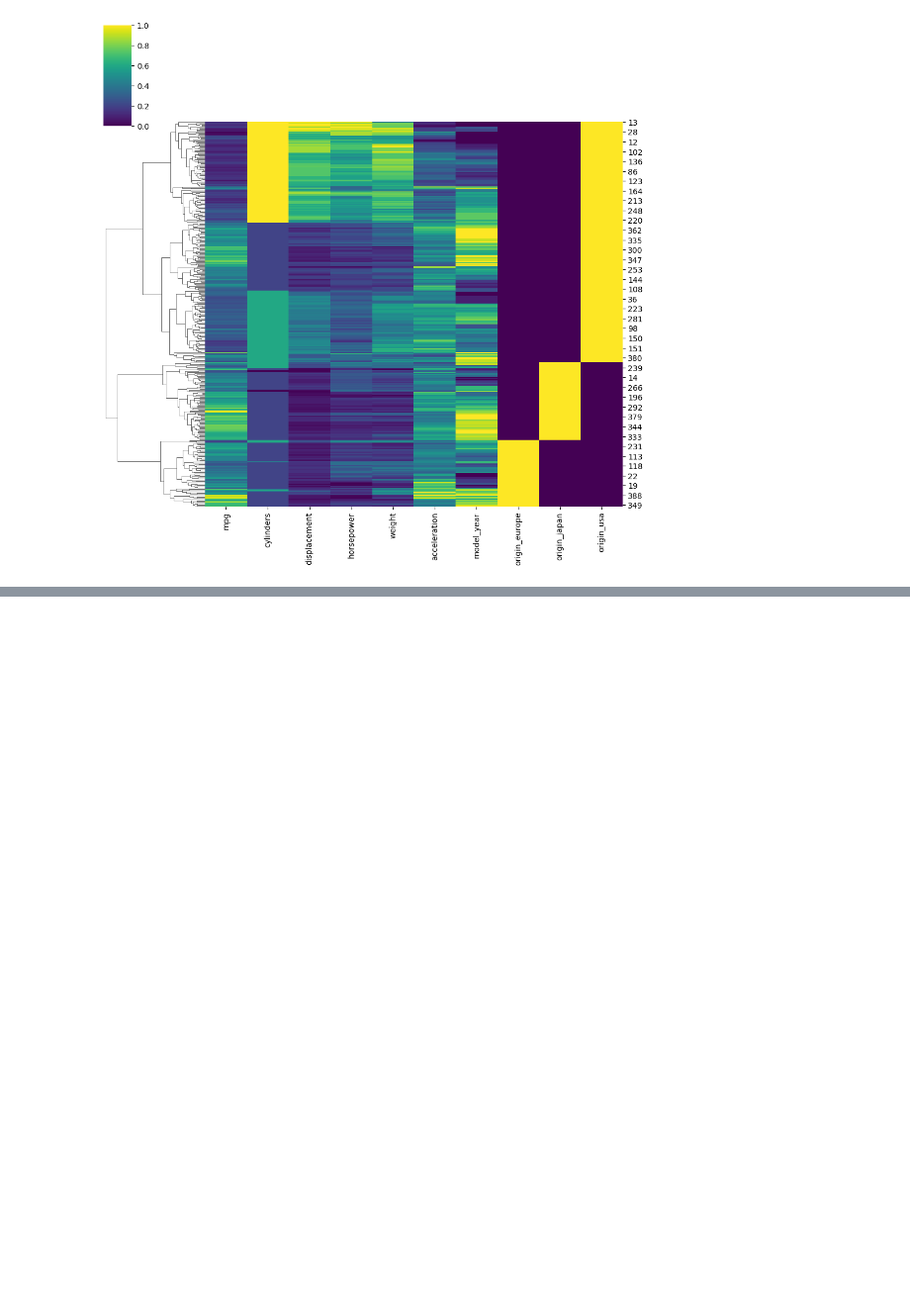
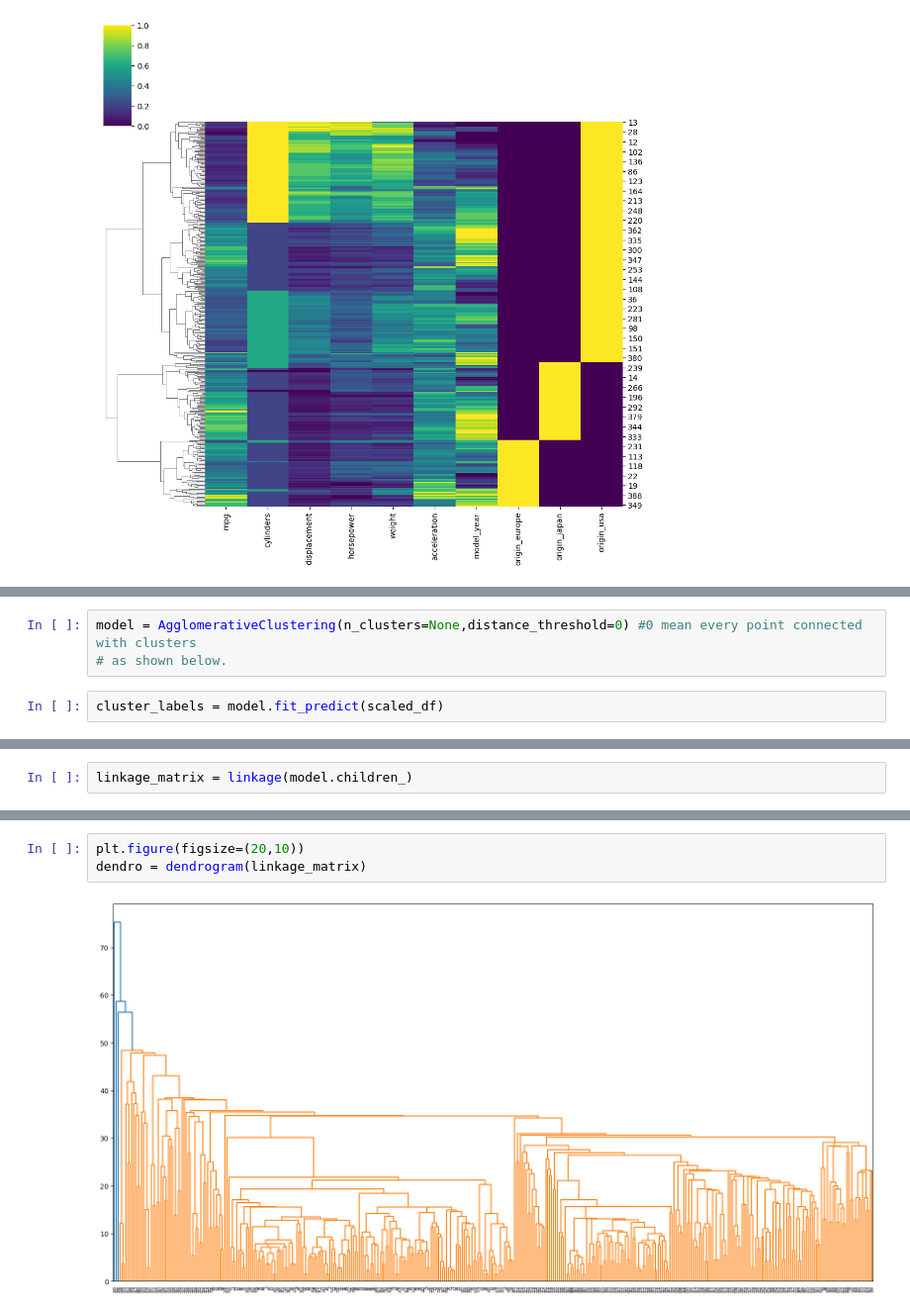
Before and after one commit to NadeemDin/ML-K-Means-Clustering, a Jupyter notebook: Hierarchical Clustering Notes.ipynb, the cells around one changed output, grey strips where cells are left out. Shown: that part at 99% size. Drawn from its saved outputs; the diff is of its cells as text; blank space fills up the shorter version.

```diff
--- a/Hierarchical Clustering Notes.ipynb
+++ b/Hierarchical Clustering Notes.ipynb
@@ -163,0 +230,5 @@ sns.clustermap(data=scaled_df,cmap='viridis',row_cluster=True,col_cluster=False)
+# %%
+model = AgglomerativeClustering(n_clusters=None,distance_threshold=0) #0 mean every point connected with clusters
+# as shown below.
+# %%
+cluster_labels = model.fit_predict(scaled_df)
@@ -163,0 +259,2 @@ sns.clustermap(data=scaled_df,cmap='viridis',row_cluster=True,col_cluster=False)
+# %%
+linkage_matrix = linkage(model.children_)
@@ -163,0 +271,5 @@ sns.clustermap(data=scaled_df,cmap='viridis',row_cluster=True,col_cluster=False)
+# %%
+plt.figure(figsize=(20,10))
+dendro = dendrogram(linkage_matrix)
+# %% [output]
+[figure, added]
```
Also changed, not shown: parts of 29 cells of this notebook.
